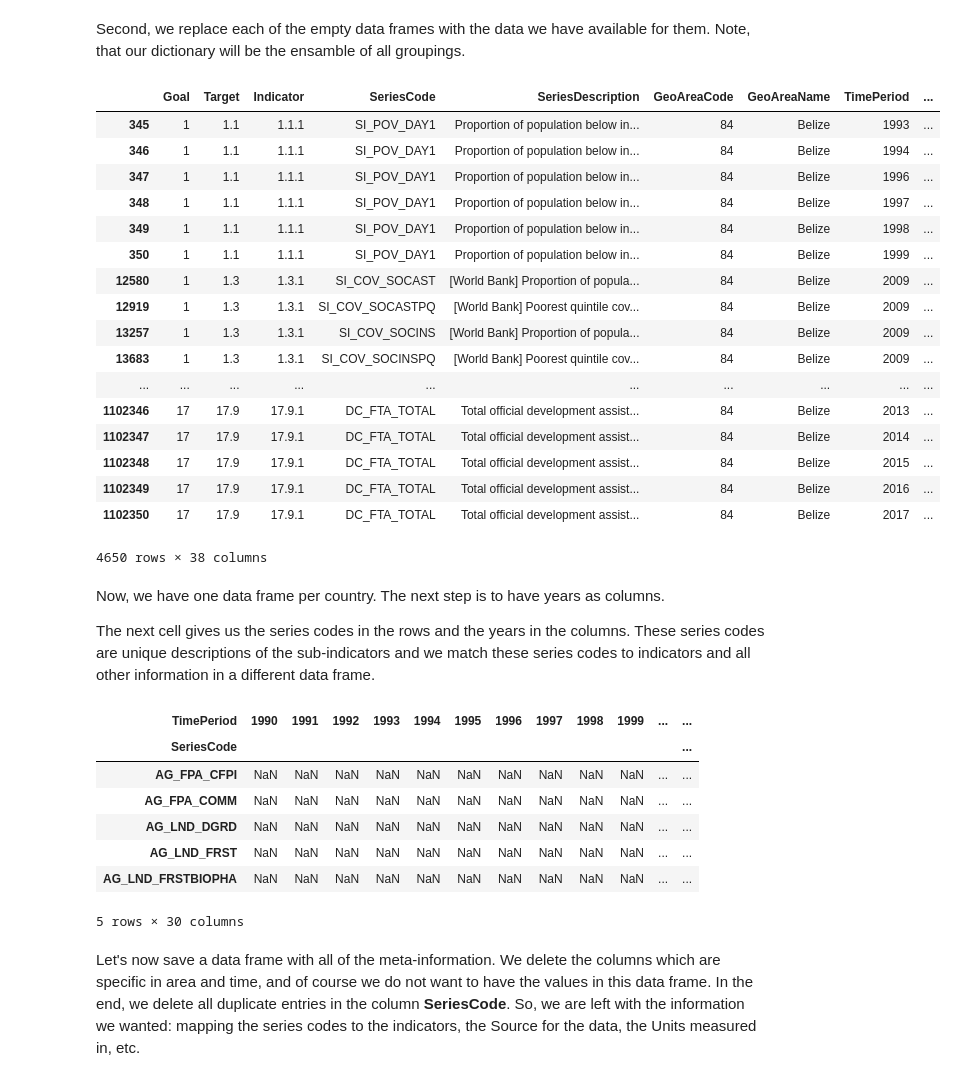
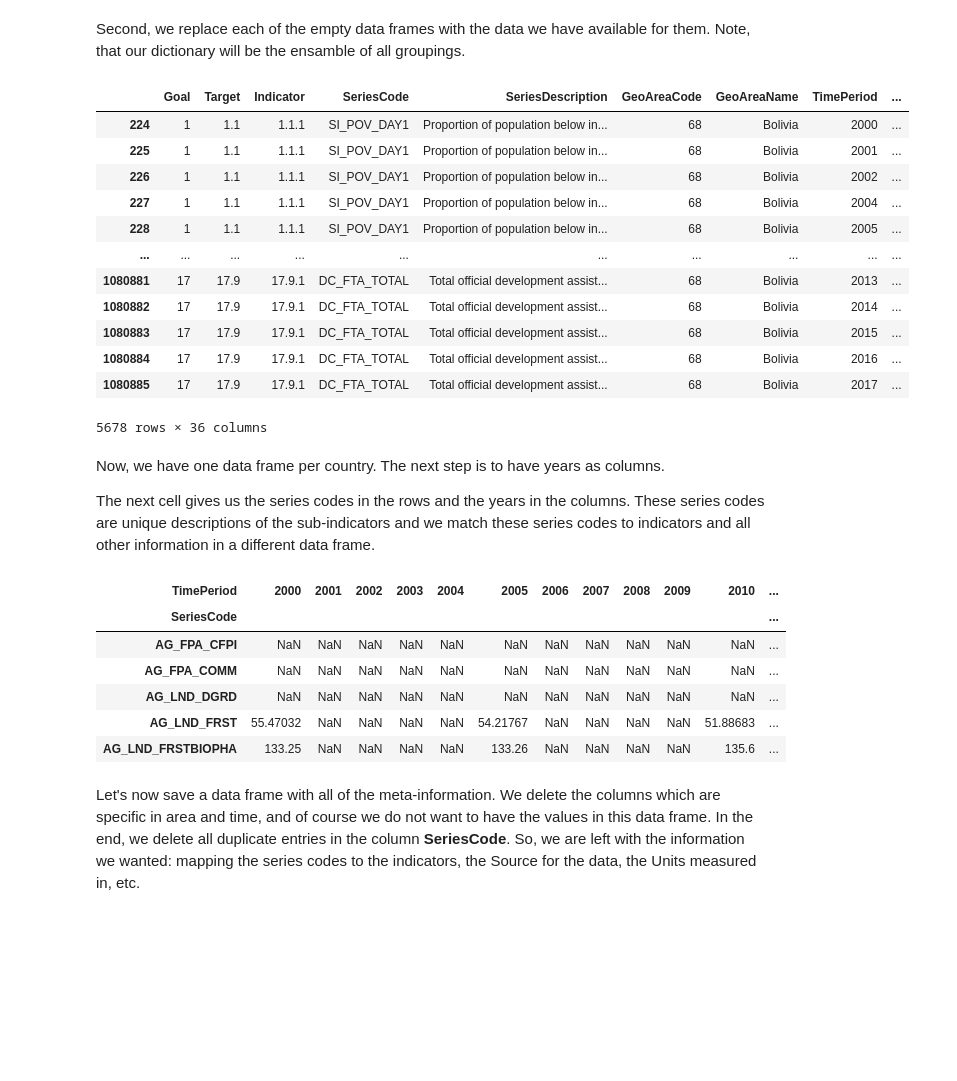
Before and after one commit to felix-laumann/SDG-networks, a Jupyter notebook: 1_data_preparation.ipynb, the cells around one changed output. Cells and saved outputs as stored; diff of their text form; code cells hidden in the pictures; blank space fills up the shorter version.

```diff
--- a/1_data_preparation.ipynb
+++ b/1_data_preparation.ipynb
@@ -94,3 +98,8 @@ groupings.tolist()
  'United Kingdom (Northern Ireland)',
  'United Kingdom (Scotland)',
  'European Union (EU) Institutions']
+# %%
+# only take World Bank countries
+c = pd.read_csv('utils/countries_wb.csv', dtype=str, delimiter=';', header=None)
+countries = list(c[0])
+countries
@@ -99,7 +139,7 @@ We convert the data set into multiple small data sets by creating a dictionary t
 
 First, we create empty data frames for each key.
 # %%
-dict_all = {group: pd.DataFrame() for group in groupings}
+dict_all = {c: pd.DataFrame() for c in countries}
 # %%
 # check, should be empty
 dict_all.get('Belize')
@@ -108,30 +148,25 @@ dict_all.get('Belize')
 # %% [markdown]
 Second, we replace each of the empty data frames with the data we have available for them. Note, that our dictionary will be the ensamble of all groupings.
 # %%
-for group in groupings:    # memory-intensive
-    dict_all[group] = all_data[all_data['GeoAreaName'].isin(['{}'.format(group)])]
+for c in countries:    # memory-intensive
+    dict_all[c] = all_data[all_data['GeoAreaName'].isin(['{}'.format(c)])]
 # %%
 # check
-dict_all['Belize']
+dict_all['Bolivia']
 # %% [output]
 |  | Goal | Target | Indicator | SeriesCode | SeriesDescription | GeoAreaCode | GeoAreaName | TimePeriod | ... |
-| 345 | 1 | 1.1 | 1.1.1 | SI_POV_DAY1 | Proportion of population below in... | 84 | Belize | 1993 | ... |
-| 346 | 1 | 1.1 | 1.1.1 | SI_POV_DAY1 | Proportion of population below in... | 84 | Belize | 1994 | ... |
-| 347 | 1 | 1.1 | 1.1.1 | SI_POV_DAY1 | Proportion of population below in... | 84 | Belize | 1996 | ... |
-| 348 | 1 | 1.1 | 1.1.1 | SI_POV_DAY1 | Proportion of population below in... | 84 | Belize | 1997 | ... |
-| 349 | 1 | 1.1 | 1.1.1 | SI_POV_DAY1 | Proportion of population below in... | 84 | Belize | 1998 | ... |
-| 350 | 1 | 1.1 | 1.1.1 | SI_POV_DAY1 | Proportion of population below in... | 84 | Belize | 1999 | ... |
-| 12580 | 1 | 1.3 | 1.3.1 | SI_COV_SOCAST | [World Bank] Proportion of popula... | 84 | Belize | 2009 | ... |
-| 12919 | 1 | 1.3 | 1.3.1 | SI_COV_SOCASTPQ | [World Bank] Poorest quintile cov... | 84 | Belize | 2009 | ... |
-| 13257 | 1 | 1.3 | 1.3.1 | SI_COV_SOCINS | [World Bank] Proportion of popula... | 84 | Belize | 2009 | ... |
-| 13683 | 1 | 1.3 | 1.3.1 | SI_COV_SOCINSPQ | [World Bank] Poorest quintile cov... | 84 | Belize | 2009 | ... |
+| 224 | 1 | 1.1 | 1.1.1 | SI_POV_DAY1 | Proportion of population below in... | 68 | Bolivia | 2000 | ... |
+| 225 | 1 | 1.1 | 1.1.1 | SI_POV_DAY1 | Proportion of population below in... | 68 | Bolivia | 2001 | ... |
+| 226 | 1 | 1.1 | 1.1.1 | SI_POV_DAY1 | Proportion of population below in... | 68 | Bolivia | 2002 | ... |
+| 227 | 1 | 1.1 | 1.1.1 | SI_POV_DAY1 | Proportion of population below in... | 68 | Bolivia | 2004 | ... |
+| 228 | 1 | 1.1 | 1.1.1 | SI_POV_DAY1 | Proportion of population below in... | 68 | Bolivia | 2005 | ... |
 | ... | ... | ... | ... | ... | ... | ... | ... | ... | ... |
-| 1102346 | 17 | 17.9 | 17.9.1 | DC_FTA_TOTAL | Total official development assist... | 84 | Belize | 2013 | ... |
-| 1102347 | 17 | 17.9 | 17.9.1 | DC_FTA_TOTAL | Total official development assist... | 84 | Belize | 2014 | ... |
-| 1102348 | 17 | 17.9 | 17.9.1 | DC_FTA_TOTAL | Total official development assist... | 84 | Belize | 2015 | ... |
-| 1102349 | 17 | 17.9 | 17.9.1 | DC_FTA_TOTAL | Total official development assist... | 84 | Belize | 2016 | ... |
-| 1102350 | 17 | 17.9 | 17.9.1 | DC_FTA_TOTAL | Total official development assist... | 84 | Belize | 2017 | ... |
+| 1080881 | 17 | 17.9 | 17.9.1 | DC_FTA_TOTAL | Total official development assist... | 68 | Bolivia | 2013 | ... |
+| 1080882 | 17 | 17.9 | 17.9.1 | DC_FTA_TOTAL | Total official development assist... | 68 | Bolivia | 2014 | ... |
+| 1080883 | 17 | 17.9 | 17.9.1 | DC_FTA_TOTAL | Total official development assist... | 68 | Bolivia | 2015 | ... |
+| 1080884 | 17 | 17.9 | 17.9.1 | DC_FTA_TOTAL | Total official development assist... | 68 | Bolivia | 2016 | ... |
+| 1080885 | 17 | 17.9 | 17.9.1 | DC_FTA_TOTAL | Total official development assist... | 68 | Bolivia | 2017 | ... |
-4650 rows × 38 columns
+5678 rows × 36 columns
 # %% [markdown]
 Now, we have one data frame per country. The next step is to have years as columns.
 
@@ -142,15 +177,14 @@ for group in groupings:
 # %%
 # check
-dict_all['Guam'].head()
+dict_all['Bolivia'].head()
 # %% [output]
-| TimePeriod | 1990 | 1991 | 1992 | 1993 | 1994 | 1995 | 1996 | 1997 | 1998 | 1999 | ... | ... |
+| TimePeriod | 2000 | 2001 | 2002 | 2003 | 2004 | 2005 | 2006 | 2007 | 2008 | 2009 | 2010 | ... |
 | SeriesCode |  |  |  |  |  |  |  |  |  |  |  | ... |
-| AG_FPA_CFPI | NaN | NaN | NaN | NaN | NaN | NaN | NaN | NaN | NaN | NaN | ... | ... |
-| AG_FPA_COMM | NaN | NaN | NaN | NaN | NaN | NaN | NaN | NaN | NaN | NaN | ... | ... |
-| AG_LND_DGRD | NaN | NaN | NaN | NaN | NaN | NaN | NaN | NaN | NaN | NaN | ... | ... |
-| AG_LND_FRST | NaN | NaN | NaN | NaN | NaN | NaN | NaN | NaN | NaN | NaN | ... | ... |
-| AG_LND_FRSTBIOPHA | NaN | NaN | NaN | NaN | NaN | NaN | NaN | NaN | NaN | NaN | ... | ... |
+| AG_FPA_CFPI | NaN | NaN | NaN | NaN | NaN | NaN | NaN | NaN | NaN | NaN | NaN | ... |
+| AG_FPA_COMM | NaN | NaN | NaN | NaN | NaN | NaN | NaN | NaN | NaN | NaN | NaN | ... |
+| AG_LND_DGRD | NaN | NaN | NaN | NaN | NaN | NaN | NaN | NaN | NaN | NaN | NaN | ... |
+| AG_LND_FRST | 55.47032 | NaN | NaN | NaN | NaN | 54.21767 | NaN | NaN | NaN | NaN | 51.88683 | ... |
+| AG_LND_FRSTBIOPHA | 133.25 | NaN | NaN | NaN | NaN | 133.26 | NaN | NaN | NaN | NaN | 135.6 | ... |
-5 rows × 30 columns
 # %% [markdown]
 Let's now save a data frame with all of the meta-information. We delete the columns which are specific in area and time, and of course we do not want to have the values in this data frame. In the end, we delete all duplicate entries in the column **SeriesCode**. So, we are left with the information we wanted: mapping the series codes to the indicators, the Source for the data, the Units measured in, etc.
 # %%
```
Also changed, not shown: parts of 46 cells of this notebook, 2 other files.
